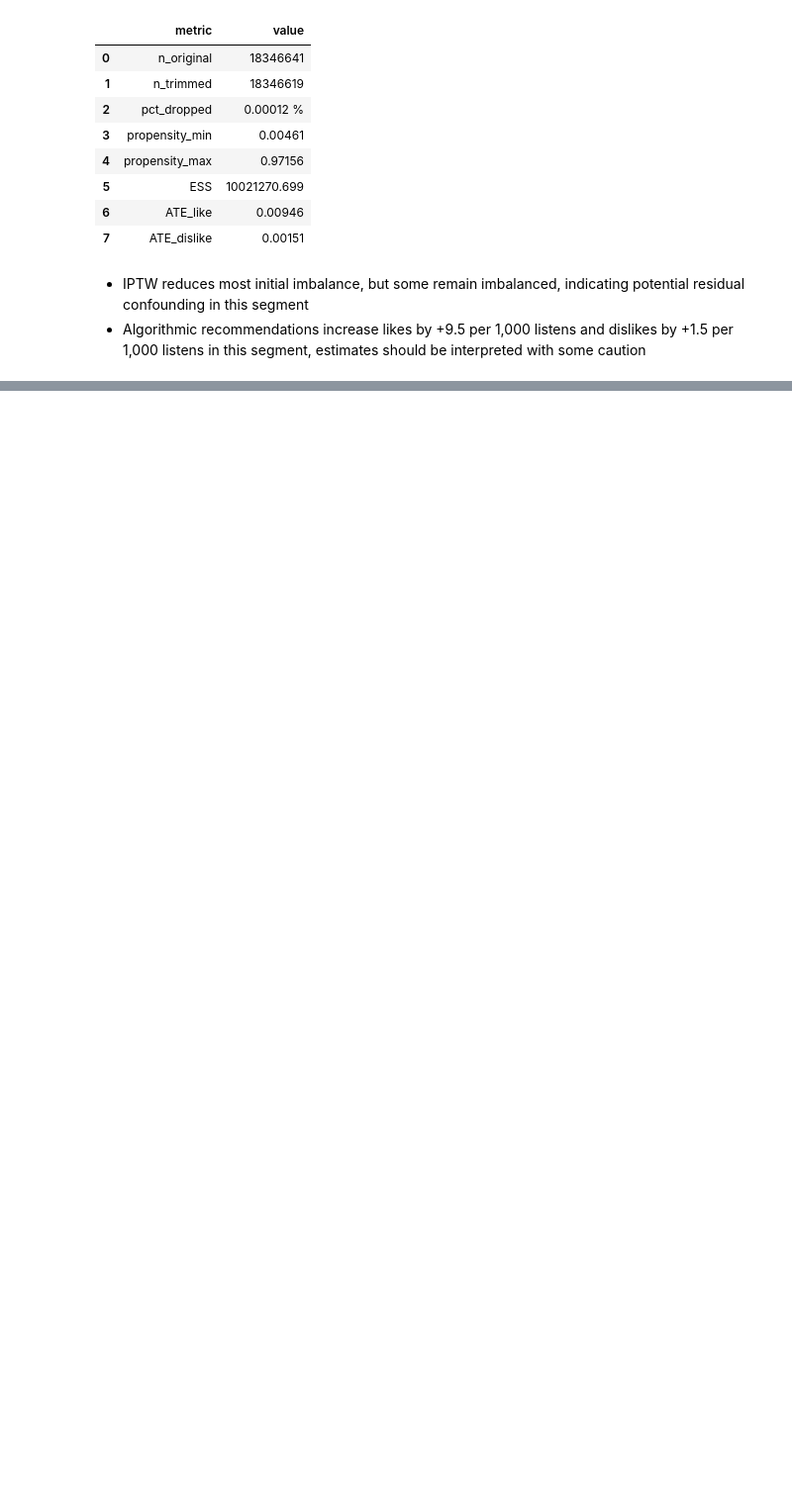
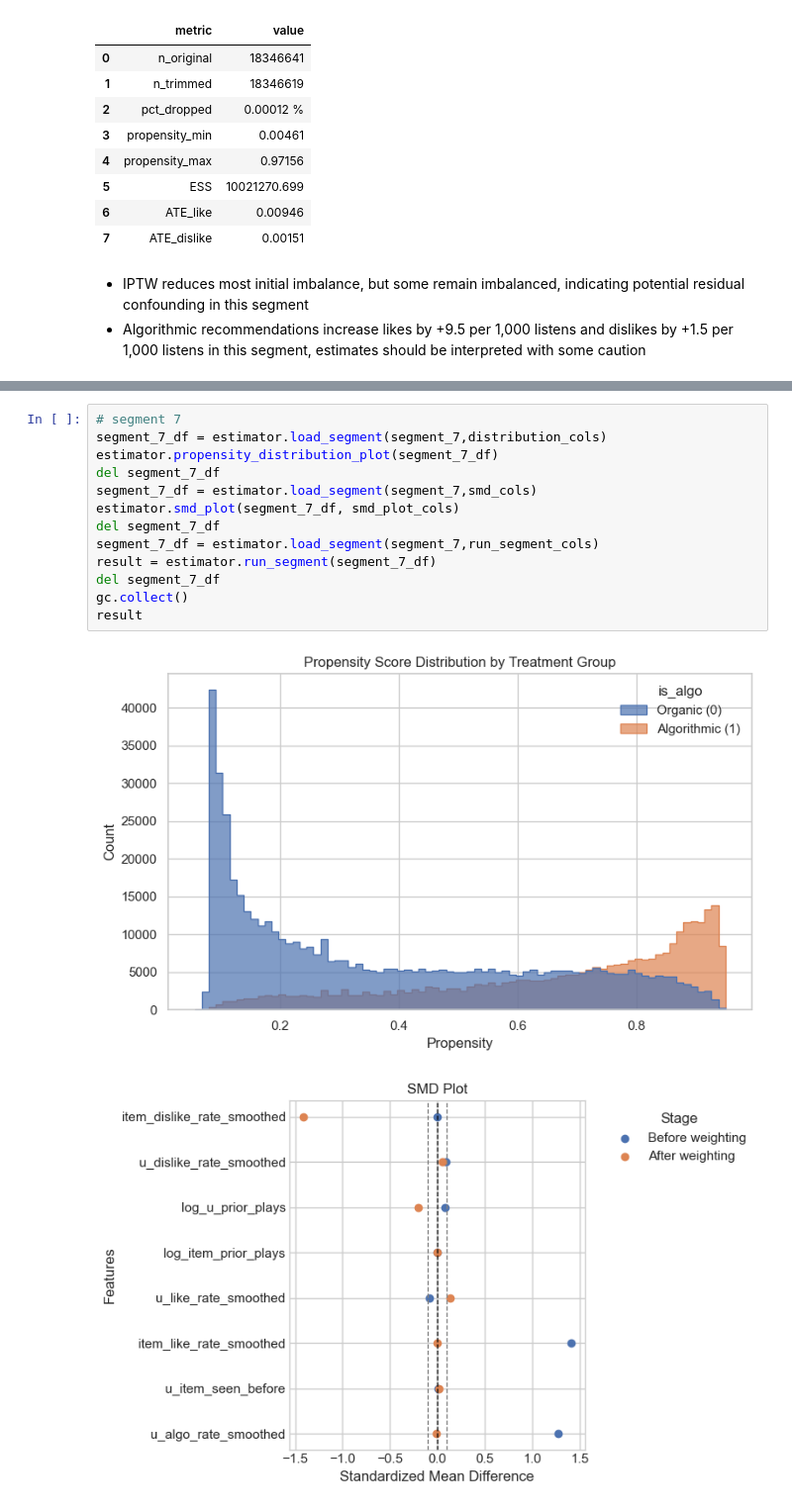
Before and after one commit to kirillous/YAMBDA-analysis-pt2, a Jupyter notebook: notebooks/segment_est.ipynb, the cells around one changed output, grey strips where cells are left out. Shown at 99% size. Cells and saved outputs as stored; diff of their text form; blank space fills up the shorter version.

```diff
--- a/notebooks/segment_est.ipynb
+++ b/notebooks/segment_est.ipynb
@@ -218,0 +268,16 @@ result
+# %%
+# segment 7
+segment_7_df = estimator.load_segment(segment_7,distribution_cols)
+estimator.propensity_distribution_plot(segment_7_df)
+del segment_7_df
+segment_7_df = estimator.load_segment(segment_7,smd_cols)
+estimator.smd_plot(segment_7_df, smd_plot_cols)
+del segment_7_df
+segment_7_df = estimator.load_segment(segment_7,run_segment_cols)
+result = estimator.run_segment(segment_7_df)
+del segment_7_df
+gc.collect()
+result
+# %% [output]
+[figure, added]
+[figure, added]
```
Also changed, not shown: parts of 14 cells of this notebook.
